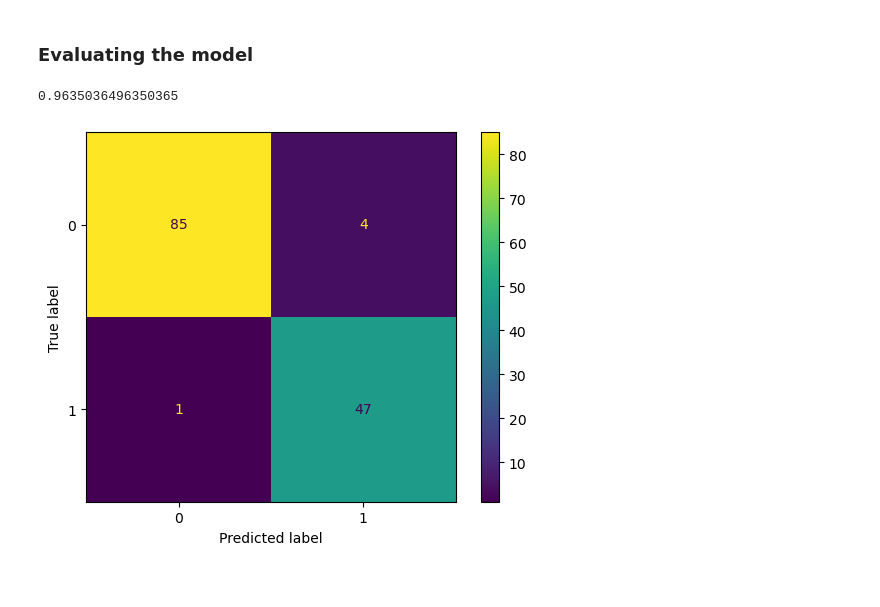
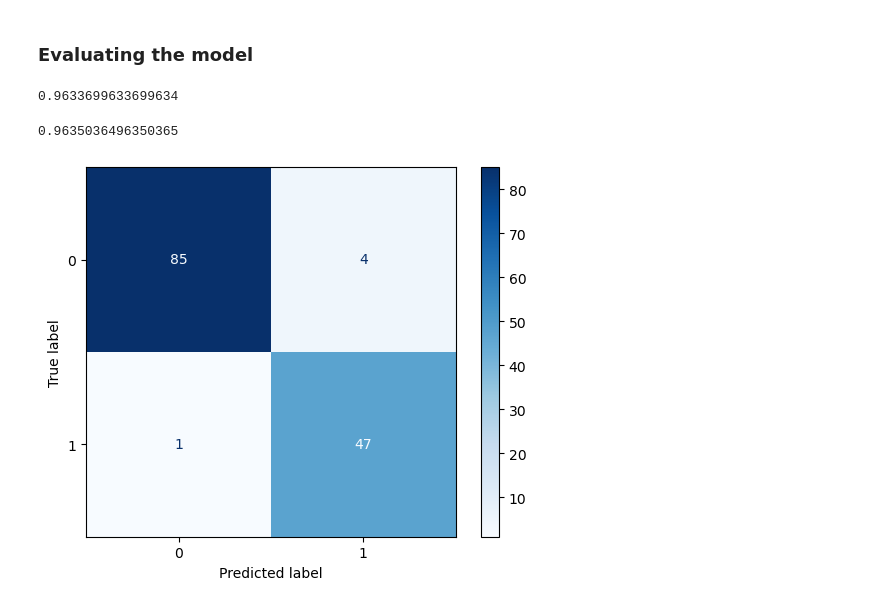
Before and after one commit to ErfanRasti/MachineLearningProjects, a Jupyter notebook: BayesianLearning/BreastCancerClassification.ipynb, the cells around one changed output. Saved outputs shown, nothing was run; the diff lists cells and outputs as text; code cells hidden in the pictures.

```diff
--- a/BayesianLearning/BreastCancerClassification.ipynb
+++ b/BayesianLearning/BreastCancerClassification.ipynb
@@ -96,6 +99,10 @@ Gaus_nb_model.fit(train_data, train_labels)
 GaussianNB()
 # %% [markdown]
 ### Evaluating the model
+# %%
+Gaus_nb_model.score(train_data, train_labels)
+# %% [output]
+0.9633699633699634
 # %%
 Gaus_nb_model.score(test_data, test_labels)
 # %% [output]
@@ -103,10 +110,10 @@ Gaus_nb_model.score(test_data, test_labels)
 # %%
 test_labels_pred = Gaus_nb_model.predict(test_data)
 
 cm_test = confusion_matrix(test_labels, test_labels_pred)
 cm_disp = ConfusionMatrixDisplay(confusion_matrix=cm_test,
                                  display_labels=Gaus_nb_model.classes_)
-cm_disp.plot()
+cm_disp.plot(cmap=plt.cm.Blues)
 plt.show()
 # %% [output]
-[figure, old version]
+[figure, new version]
```
Also changed, not shown: parts of 3 cells of this notebook, 3 other files.
